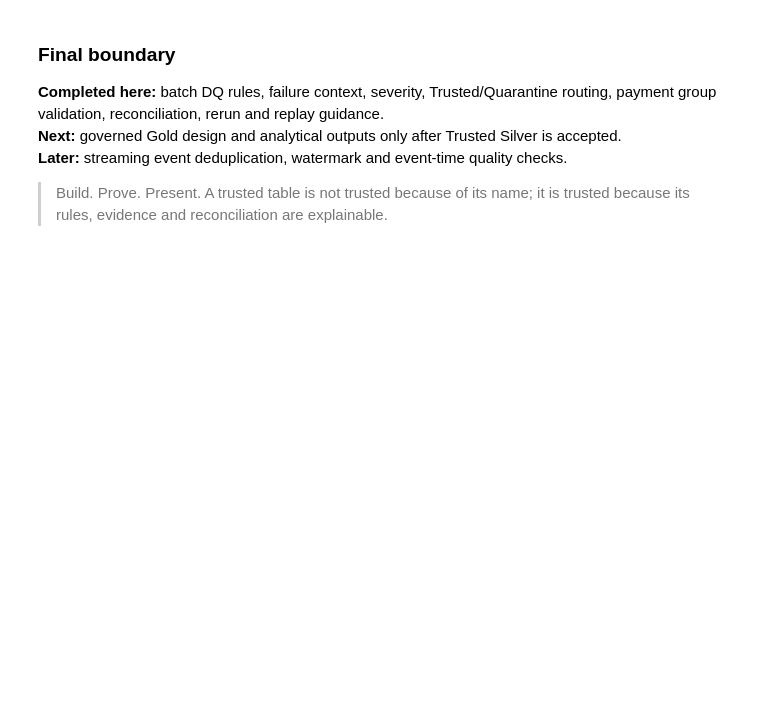
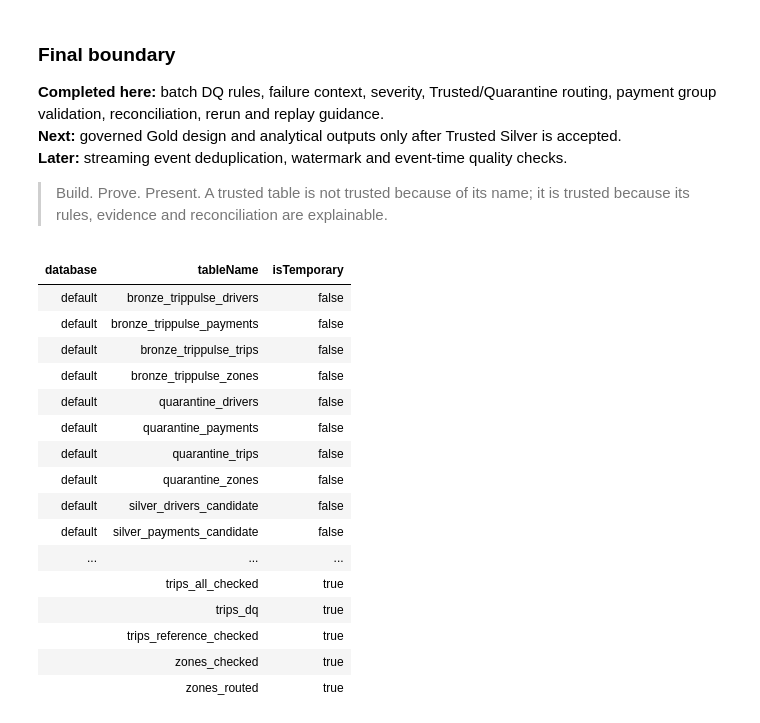
Before and after one commit to geethika626/bvrith-de-c1-team02-trippulse-urban-mobility-analytics, a Jupyter notebook: notebooks/04_data_quality_checks.ipynb, the cells around one changed output. Saved outputs shown, nothing was run; the diff lists cells and outputs as text; code cells hidden in the pictures; blank space fills up the shorter version.

```diff
--- a/notebooks/04_data_quality_checks.ipynb
+++ b/notebooks/04_data_quality_checks.ipynb
@@ -1109,3 +1109,24 @@ SELECT 'rerun_check' AS check_name,
 **Later:** streaming event deduplication, watermark and event-time quality checks.
 
 > Build. Prove. Present. A trusted table is not trusted because of its name; it is trusted because its rules, evidence and reconciliation are explainable.
+# %%
+%sql
+show tables;
+# %% [output]
+| database | tableName | isTemporary |
+| default | bronze_trippulse_drivers | false |
+| default | bronze_trippulse_payments | false |
+| default | bronze_trippulse_trips | false |
+| default | bronze_trippulse_zones | false |
+| default | quarantine_drivers | false |
+| default | quarantine_payments | false |
+| default | quarantine_trips | false |
+| default | quarantine_zones | false |
+| default | silver_drivers_candidate | false |
+| default | silver_payments_candidate | false |
+| ... | ... | ... |
+|  | trips_all_checked | true |
+|  | trips_dq | true |
+|  | trips_reference_checked | true |
+|  | zones_checked | true |
+|  | zones_routed | true |
```
Also changed, not shown: parts of 6 cells of this notebook.
